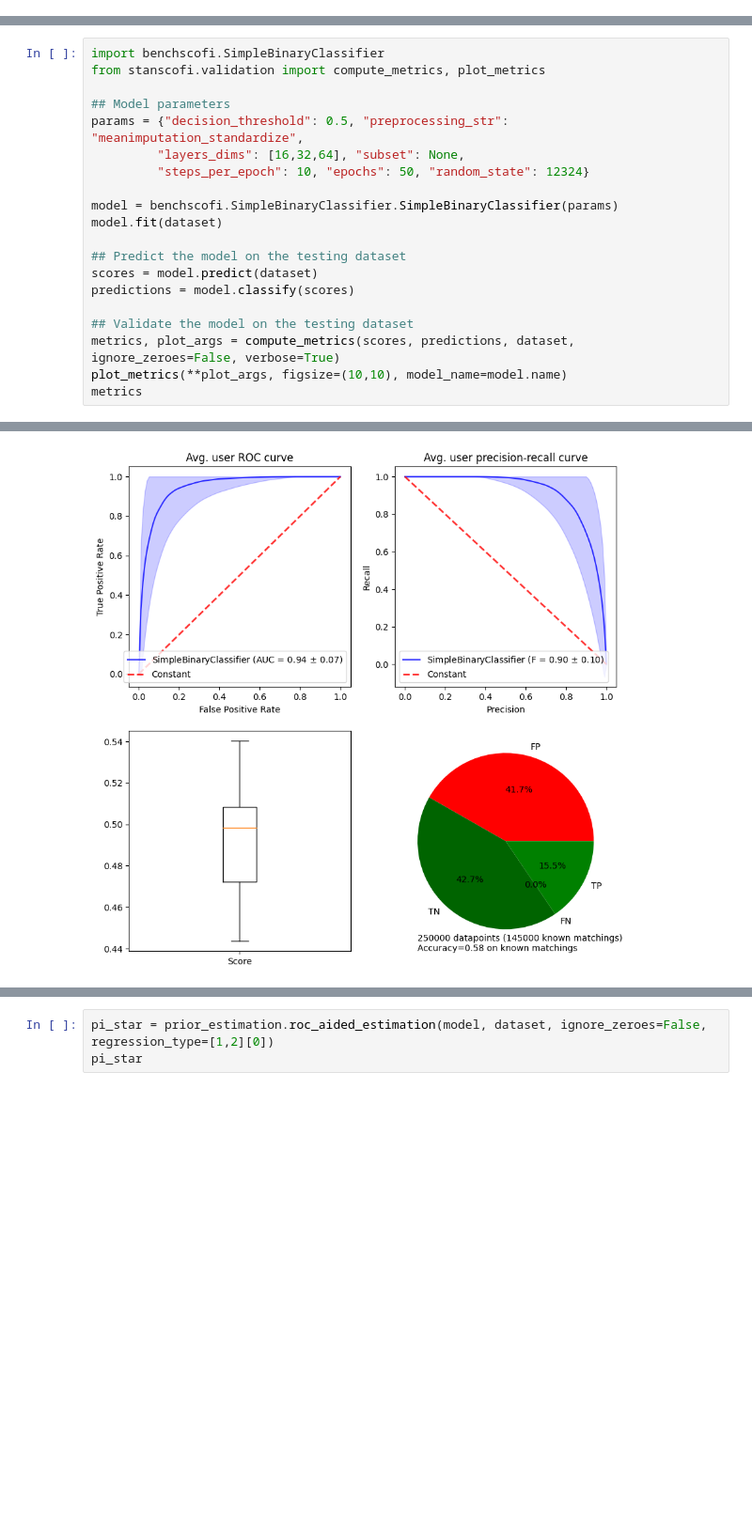
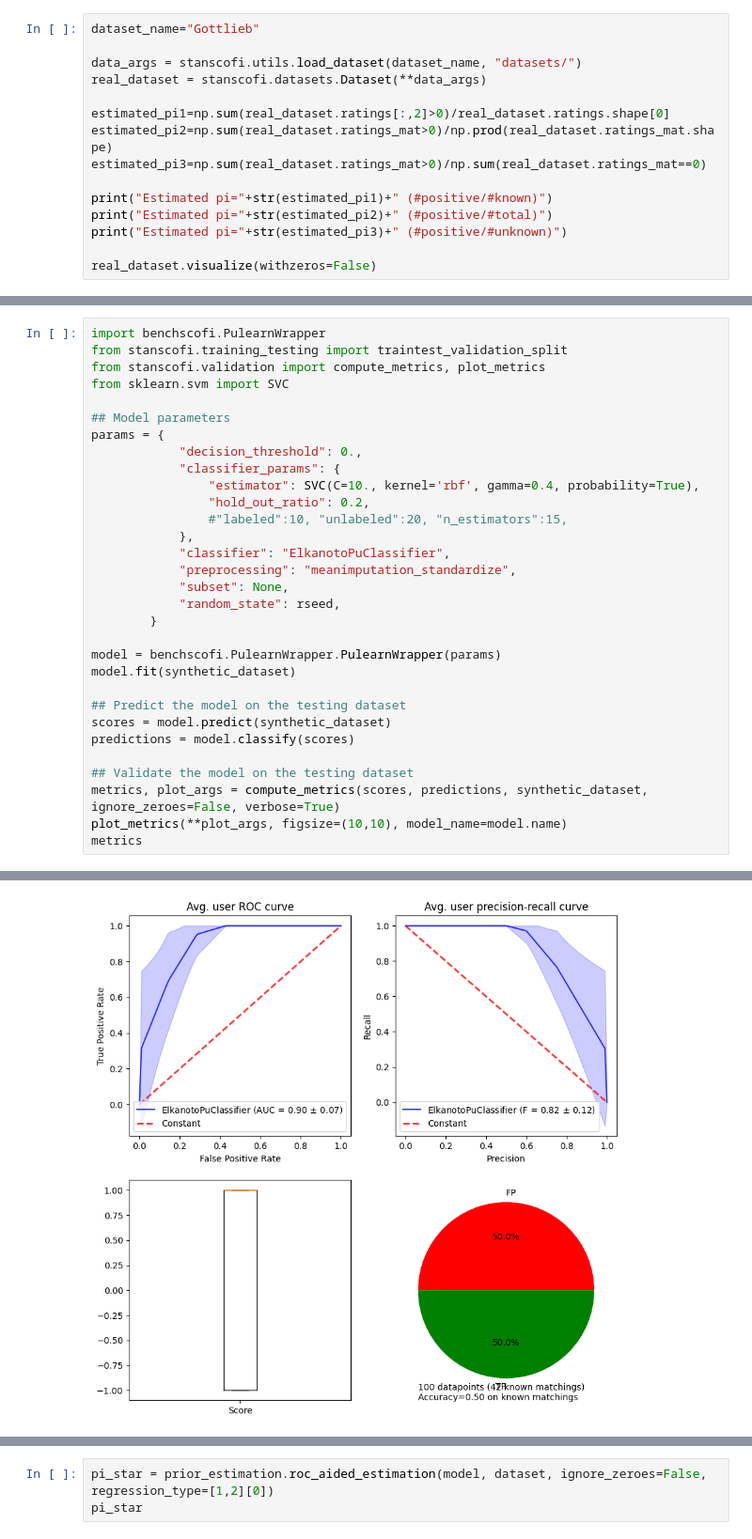
Before and after one commit to jaybee84/benchscofi, a Jupyter notebook: Class prior estimation.ipynb, the cells around one changed output, grey strips where cells are left out. Shown at 94% size. Drawn from its saved outputs; the diff is of its cells as text; blank space fills up the shorter version.

```diff
--- a/Class prior estimation.ipynb
+++ b/Class prior estimation.ipynb
@@ -24,0 +76,15 @@ dataset.visualize(withzeros=False)
+# %%
+dataset_name="Gottlieb"
+
+data_args = stanscofi.utils.load_dataset(dataset_name, "datasets/")
+real_dataset = stanscofi.datasets.Dataset(**data_args)
+
+estimated_pi1=np.sum(real_dataset.ratings[:,2]>0)/real_dataset.ratings.shape[0]
+estimated_pi2=np.sum(real_dataset.ratings_mat>0)/np.prod(real_dataset.ratings_mat.shape)
+estimated_pi3=np.sum(real_dataset.ratings_mat>0)/np.sum(real_dataset.ratings_mat==0)
+
+print("Estimated pi="+str(estimated_pi1)+" (#positive/#known)")
+print("Estimated pi="+str(estimated_pi2)+" (#positive/#total)")
+print("Estimated pi="+str(estimated_pi3)+" (#positive/#unknown)")
+
+real_dataset.visualize(withzeros=False)
@@ -25,21 +100,32 @@ dataset.visualize(withzeros=False)
 # %%
-import benchscofi.SimpleBinaryClassifier
+import benchscofi.PulearnWrapper
+from stanscofi.training_testing import traintest_validation_split
 from stanscofi.validation import compute_metrics, plot_metrics
+from sklearn.svm import SVC
 
 ## Model parameters
-params = {"decision_threshold": 0.5, "preprocessing_str": "meanimputation_standardize",
-         "layers_dims": [16,32,64], "subset": None,
-         "steps_per_epoch": 10, "epochs": 50, "random_state": 12324}
+params = {
+            "decision_threshold": 0.,
+            "classifier_params": {
+                "estimator": SVC(C=10., kernel='rbf', gamma=0.4, probability=True),
+                "hold_out_ratio": 0.2,
+                #"labeled":10, "unlabeled":20, "n_estimators":15,
+            },
+            "classifier": "ElkanotoPuClassifier",
+            "preprocessing": "meanimputation_standardize",
+            "subset": None,
+            "random_state": rseed,
+        }
 
-model = benchscofi.SimpleBinaryClassifier.SimpleBinaryClassifier(params)
-model.fit(dataset)
+model = benchscofi.PulearnWrapper.PulearnWrapper(params)
+model.fit(synthetic_dataset)
 
 ## Predict the model on the testing dataset
-scores = model.predict(dataset)
+scores = model.predict(synthetic_dataset)
 predictions = model.classify(scores)
 
 ## Validate the model on the testing dataset
-metrics, plot_args = compute_metrics(scores, predictions, dataset, ignore_zeroes=False, verbose=True)
+metrics, plot_args = compute_metrics(scores, predictions, synthetic_dataset, ignore_zeroes=False, verbose=True)
 plot_metrics(**plot_args, figsize=(10,10), model_name=model.name)
 metrics
 # %% [output]
@@ -51,2 +133,2 @@ metrics
-[figure, old version]
+[figure, new version]
 |  | Avg. across users | Std |
```
Also changed, not shown: parts of 13 cells of this notebook, 7 other files.
